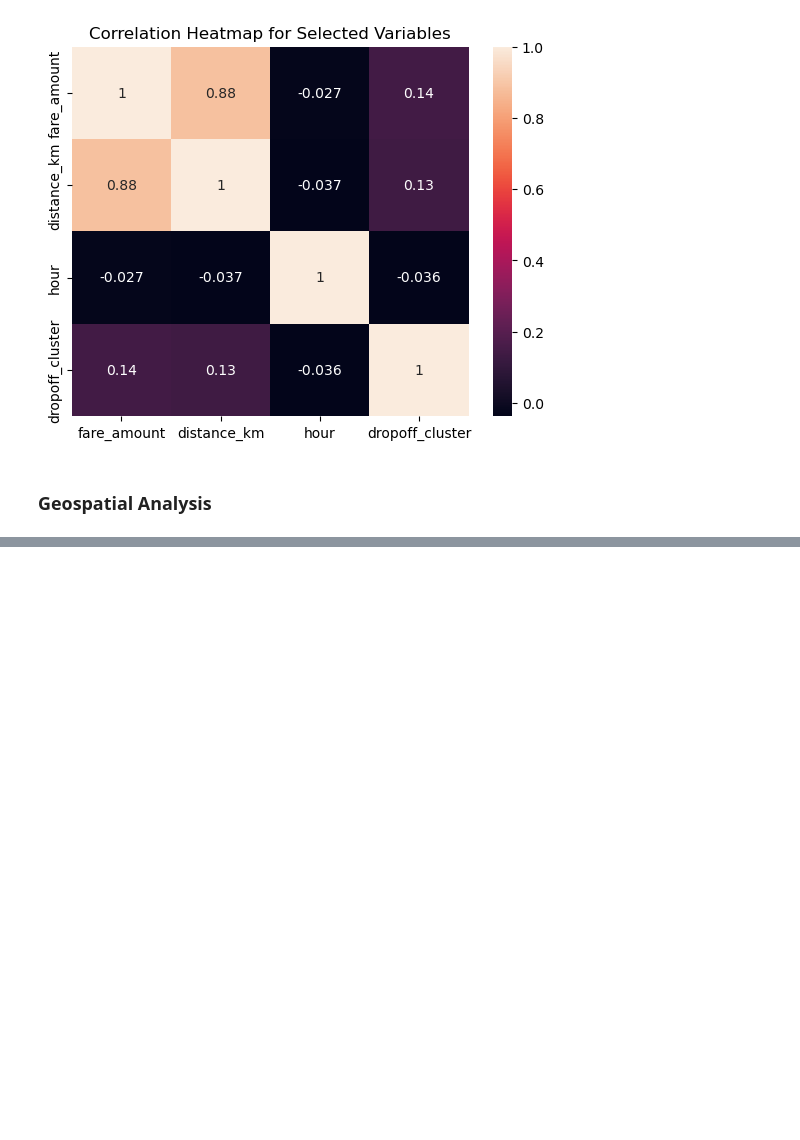
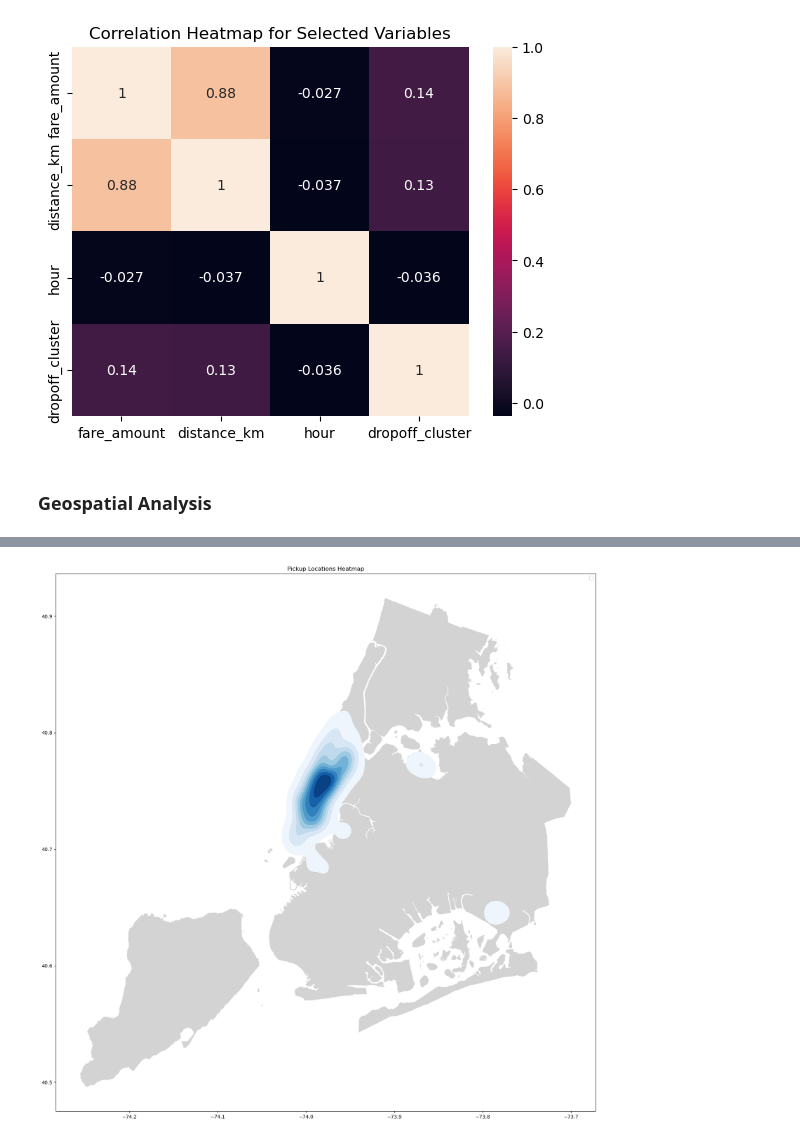
Before and after one commit to Mannvika/FinalProject, a Jupyter notebook: FinalProject.ipynb, the cells around one changed output, grey strips where cells are left out. Drawn from its saved outputs; the diff is of its cells as text; code cells hidden in the pictures; blank space fills up the shorter version.

```diff
--- a/FinalProject.ipynb
+++ b/FinalProject.ipynb
@@ -191,0 +194,14 @@ plt.show()
+# %%
+# Get the coordinates for pickups and dropoffs
+pickup_coords = np.array([pickup_gdf.geometry.x, pickup_gdf.geometry.y]).T
+dropoff_coords = np.array([dropoff_gdf.geometry.x, dropoff_gdf.geometry.y]).T
+# %%
+# Plot Pickup Heatmap
+fig, ax = plt.subplots(figsize=(20, 20))
+nyc_boundary.plot(ax=ax, color='lightgrey')
+sns.kdeplot(x=pickup_coords[:, 0], y=pickup_coords[:, 1], ax=ax, cmap='Blues', fill=True, alpha=1, label='Pickup Locations')
+plt.legend()
+plt.title('Pickup Locations Heatmap')
+plt.show()
+# %% [output]
+[figure, added]
```
Also changed, not shown: parts of 11 cells of this notebook.
